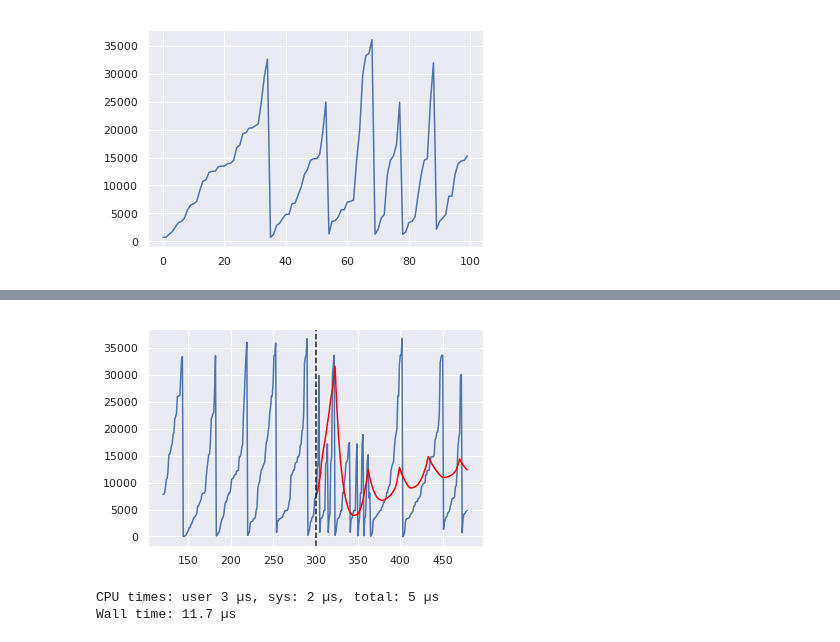
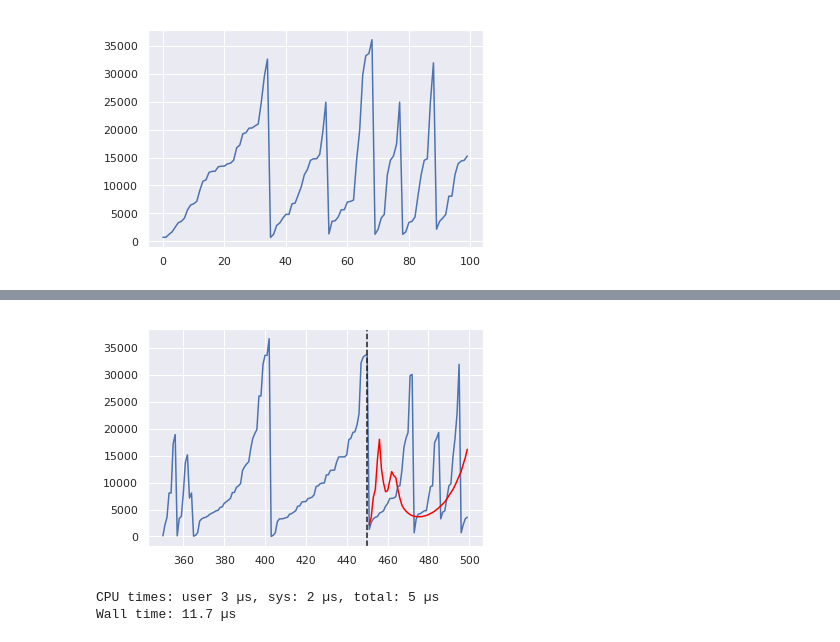
Before and after one commit to DaniilRoman/predictiveAnalyticsForTimeSeries, a Jupyter notebook: data/notebooks/diplom.ipynb, the cells around one changed output, grey strips where cells are left out. Drawn from its saved outputs; the diff is of its cells as text; code cells hidden in the pictures.

Commit message:
add normalized data

```diff
--- a/data/notebooks/diplom.ipynb
+++ b/data/notebooks/diplom.ipynb
@@ -319,17 +319,21 @@ pyplot.show()
 ValueError: x and y must have same first dimension, but have shapes (100,) and (150,)
 [figure]
 # %%
-left = 120
-right = 300
+# data = pd.read_csv('./lte.csv')
+# data = data.Traffic
+data = pd.read_csv('./network.csv')
+data = data.r_asn
+left = 350
+right = 450
 count = right - left
 new_data = data[left:right]
 x = np.array(range(count), dtype=np.double)[np.newaxis]
 y = np.array(new_data, dtype=np.double)[np.newaxis]
-%time alpha, beta = algebraic_linear_regression_on_all_subwindows(x, y)
+alpha, beta = algebraic_linear_regression_on_all_subwindows(x, y)
 new_x = np.array(range(count,2*count), dtype=np.double)[np.newaxis]
 new_y = alpha + beta*np.array(x, dtype=np.double)
-pyplot.plot(data[left:right + count])
-pyplot.plot(range(right, right + count), new_y[0], 'red')
+pyplot.plot(data[left:right + 50])
+pyplot.plot(range(right, right + 50), new_y[0][:50], 'red')
 plt.axvline(right, color='k', linestyle='--')
 pyplot.show()
 # %% [output]
@@ -338,4 +340,4 @@ Wall time: 583 µs
-[figure, old version]
+[figure, new version]
 # %%
 %time
 from matplotlib import pyplot
```
Also changed, not shown: parts of 9 cells of this notebook, 8 other files.
